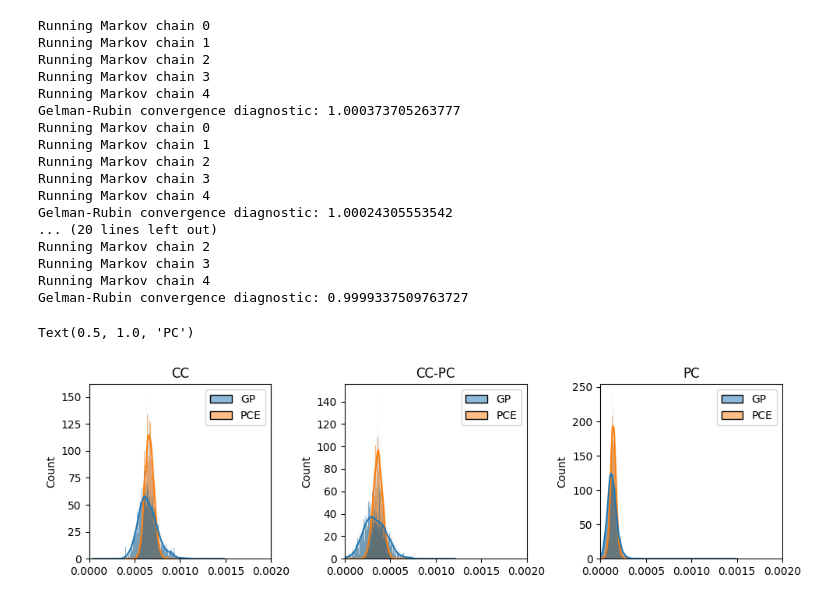
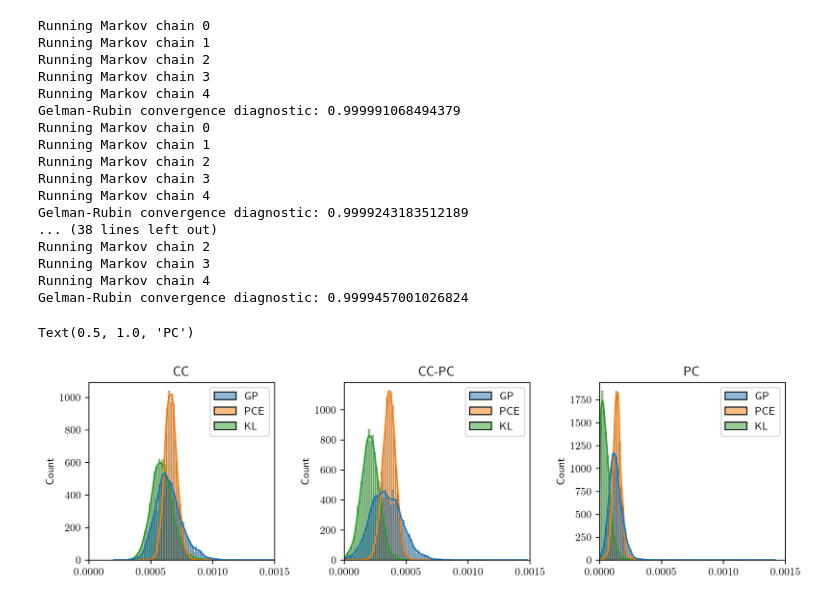
Before and after one commit to EdgarJaber/bayes-calibration-for-prognostics, a Jupyter notebook: calibration.ipynb, the cells around one changed output. Saved outputs shown, nothing was run; the diff lists cells and outputs as text; code cells hidden in the pictures.

Commit message:
MCMC works

```diff
--- a/calibration.ipynb
+++ b/calibration.ipynb
@@ -49,52 +64,59 @@ proposal_distribution = ot.Uniform(-step_size, step_size)
 # %%
 posterior_distributions_pce = []
 posterior_distributions_gp = []
+posterior_distributions_kl = []
+
 for i in range(len(data)):
-    bayes_pce = BayesCalibrationMCMC(data=data[i], data_time_indices=time_indices[i], metamodel=VPCE.pce)
+    bayes_pce = BayesCalibrationMCMC(data=data[i], data_time_indices=time_indices[i], metamodel=VPCE)
     posterior_distributions_pce.append(bayes_pce.mcmc_run(support_min=[0], support_max=[15e-4], proposal=proposal_distribution, burning=1000, n_chains=5, sample_size=10000))
 
-    bayes_gp = BayesCalibrationMCMC(data=data[i], data_time_indices=time_indices[i], metamodel=GP.gp, scaler=SCALER)
+    bayes_gp = BayesCalibrationMCMC(data=data[i], data_time_indices=time_indices[i], metamodel=GP, scaler=SCALER_GP)
     posterior_distributions_gp.append(bayes_gp.mcmc_run(support_min=[0], support_max=[15e-4], proposal=proposal_distribution, burning=1000, n_chains=5, sample_size=10000))
+
+    bayes_kl = BayesCalibrationMCMC(data=data[i], data_time_indices=time_indices[i], metamodel=KL, scaler=SCALER_KL)
+    posterior_distributions_kl.append(bayes_kl.mcmc_run(support_min=[0], support_max=[15e-4], proposal=proposal_distribution, burning=1000, n_chains=5, sample_size=10000))
 # %% [output]
 Running Markov chain 0
 Running Markov chain 1
 Running Markov chain 2
 Running Markov chain 3
 Running Markov chain 4
-Gelman-Rubin convergence diagnostic: 1.000373705263777
+Gelman-Rubin convergence diagnostic: 0.999991068494379
 Running Markov chain 0
 Running Markov chain 1
 Running Markov chain 2
 Running Markov chain 3
 Running Markov chain 4
-Gelman-Rubin convergence diagnostic: 1.00024305553542
-... (20 lines left out)
+Gelman-Rubin convergence diagnostic: 0.9999243183512189
+... (38 lines left out)
 Running Markov chain 2
 Running Markov chain 3
 Running Markov chain 4
-Gelman-Rubin convergence diagnostic: 0.9999337509763727
+Gelman-Rubin convergence diagnostic: 0.9999457001026824
 # %%
 n_sample = 10000
 posterior_distributions_sample_pce = np.asarray([np.asarray(posterior_distributions_pce[i].getSample(n_sample)).reshape(-1) for i in range(len(posterior_distributions_pce))])
 posterior_distributions_sample_gp = np.asarray([np.asarray(posterior_distributions_gp[i].getSample(n_sample)).reshape(-1) for i in range(len(posterior_distributions_gp))])
+posterior_distributions_sample_kl = np.asarray([np.asarray(posterior_distributions_kl[i].getSample(n_sample)).reshape(-1) for i in range(len(posterior_distributions_kl))])
 # %%
 posterior_distrib_df_pce = pd.DataFrame(posterior_distributions_sample_pce.T, columns=['CC', 'CC-PC', 'PC'])
 posterior_distrib_df_gp = pd.DataFrame(posterior_distributions_sample_gp.T, columns=['CC', 'CC-PC', 'PC'])
+posterior_distrib_df_kl = pd.DataFrame(posterior_distributions_sample_kl.T, columns=['CC', 'CC-PC', 'PC'])
 # %%
-df_cc = pd.DataFrame({'GP': posterior_distrib_df_gp['CC'], 'PCE': posterior_distrib_df_pce['CC']})
-df_cc_pc = pd.DataFrame({'GP': posterior_distrib_df_gp['CC-PC'], 'PCE': posterior_distrib_df_pce['CC-PC']})
-df_pc = pd.DataFrame({'GP': posterior_distrib_df_gp['PC'], 'PCE': posterior_distrib_df_pce['PC']})
+df_cc = pd.DataFrame({'GP': posterior_distrib_df_gp['CC'], 'PCE': posterior_distrib_df_pce['CC'], 'KL': posterior_distrib_df_kl['CC']})
+df_cc_pc = pd.DataFrame({'GP': posterior_distrib_df_gp['CC-PC'], 'PCE': posterior_distrib_df_pce['CC-PC'], 'KL': posterior_distrib_df_kl['CC-PC']})
+df_pc = pd.DataFrame({'GP': posterior_distrib_df_gp['PC'], 'PCE': posterior_distrib_df_pce['PC'], 'KL': posterior_distrib_df_kl['PC']})
 # %%
 fig, axs = plt.subplots(1, 3, figsize=(10, 3), layout='tight')
-sns.histplot(df_cc, kde=True, bins=1000, common_norm=True, ax=axs[0])
-sns.histplot(df_cc_pc, kde=True, bins=1000, common_norm=True, ax=axs[1])
-sns.histplot(df_pc, kde=True, bins=1000, common_norm=True, ax=axs[2])
-axs[0].set_xlim([0, 20e-4])
-axs[1].set_xlim([0, 20e-4])
-axs[2].set_xlim([0, 20e-4])
+sns.histplot(df_cc, kde=True, bins=100, common_norm=True, ax=axs[0])
+sns.histplot(df_cc_pc, kde=True, bins=100, common_norm=True, ax=axs[1])
+sns.histplot(df_pc, kde=True, bins=100, common_norm=True, ax=axs[2])
+axs[0].set_xlim([0, 15e-4])
+axs[1].set_xlim([0, 15e-4])
+axs[2].set_xlim([0, 15e-4])
 axs[0].set_title('CC')
 axs[1].set_title('CC-PC')
 axs[2].set_title('PC')
 # %% [output]
 Text(0.5, 1.0, 'PC')
-[figure, old version]
+[figure, new version]
```
Also changed, not shown: parts of 2 cells of this notebook, 13 other files.
